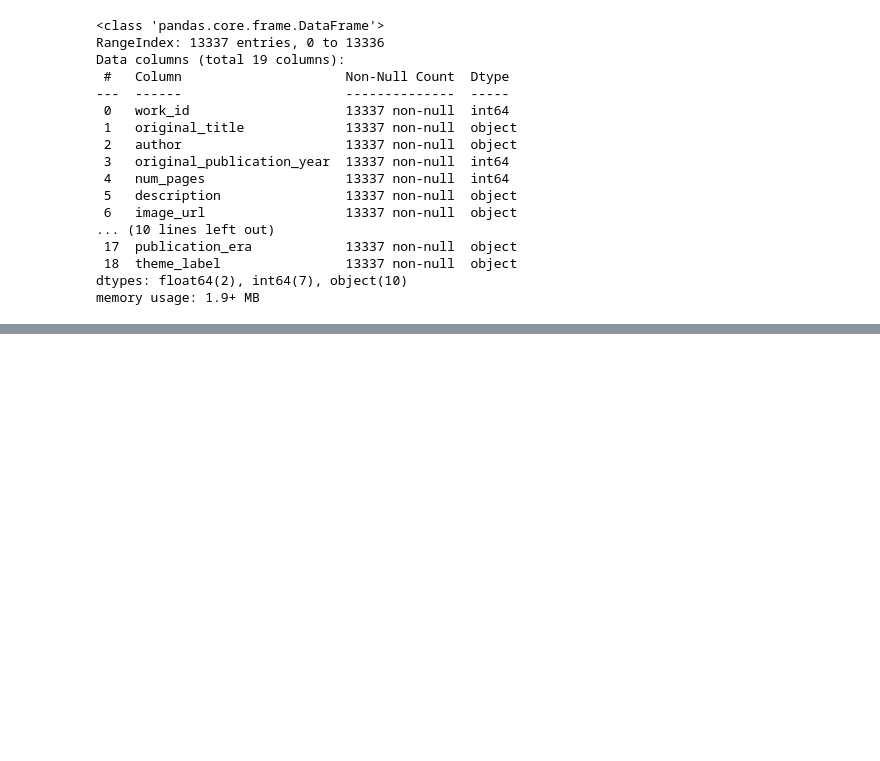
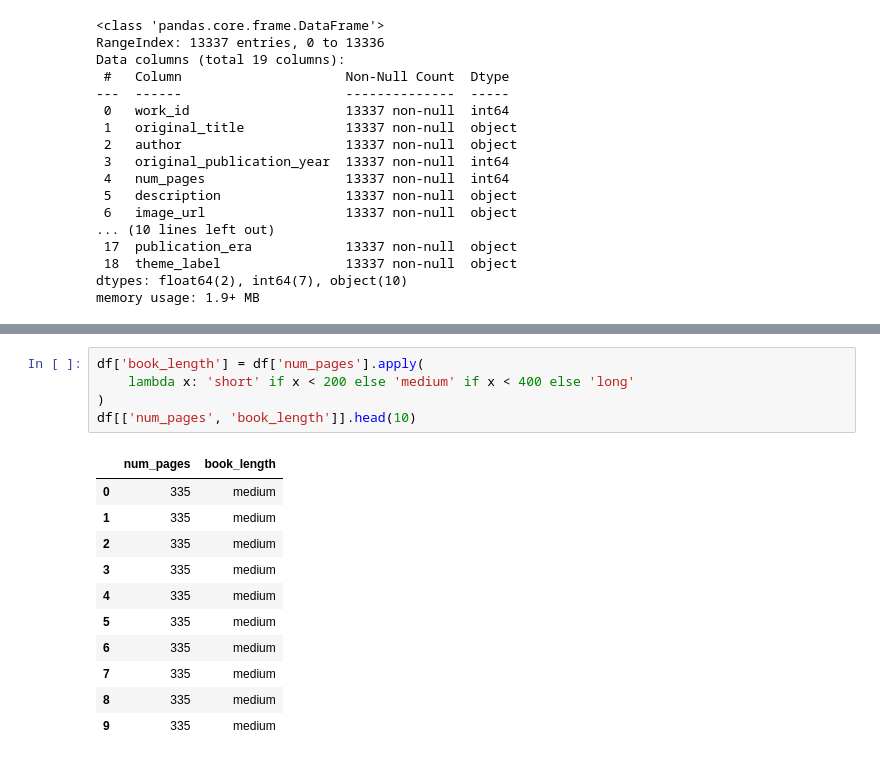
Before and after one commit to chipanpan/love-at-first-line, a Jupyter notebook: prep_dataset.ipynb, the cells around one changed output, grey strips where cells are left out. Drawn from its saved outputs; the diff is of its cells as text; blank space fills up the shorter version.

```diff
--- a/prep_dataset.ipynb
+++ b/prep_dataset.ipynb
@@ -65,2 +68,19 @@ Will be truncated  : 158
 Avg word count     : 155
 Max word count     : 986
+# %%
+df['book_length'] = df['num_pages'].apply(
+    lambda x: 'short' if x < 200 else 'medium' if x < 400 else 'long'
+)
+df[['num_pages', 'book_length']].head(10)
+# %% [output]
+|  | num_pages | book_length |
+| 0 | 335 | medium |
+| 1 | 335 | medium |
+| 2 | 335 | medium |
+| 3 | 335 | medium |
+| 4 | 335 | medium |
+| 5 | 335 | medium |
+| 6 | 335 | medium |
+| 7 | 335 | medium |
+| 8 | 335 | medium |
+| 9 | 335 | medium |
```
Also changed, not shown: parts of 6 cells of this notebook, 5 other files.
